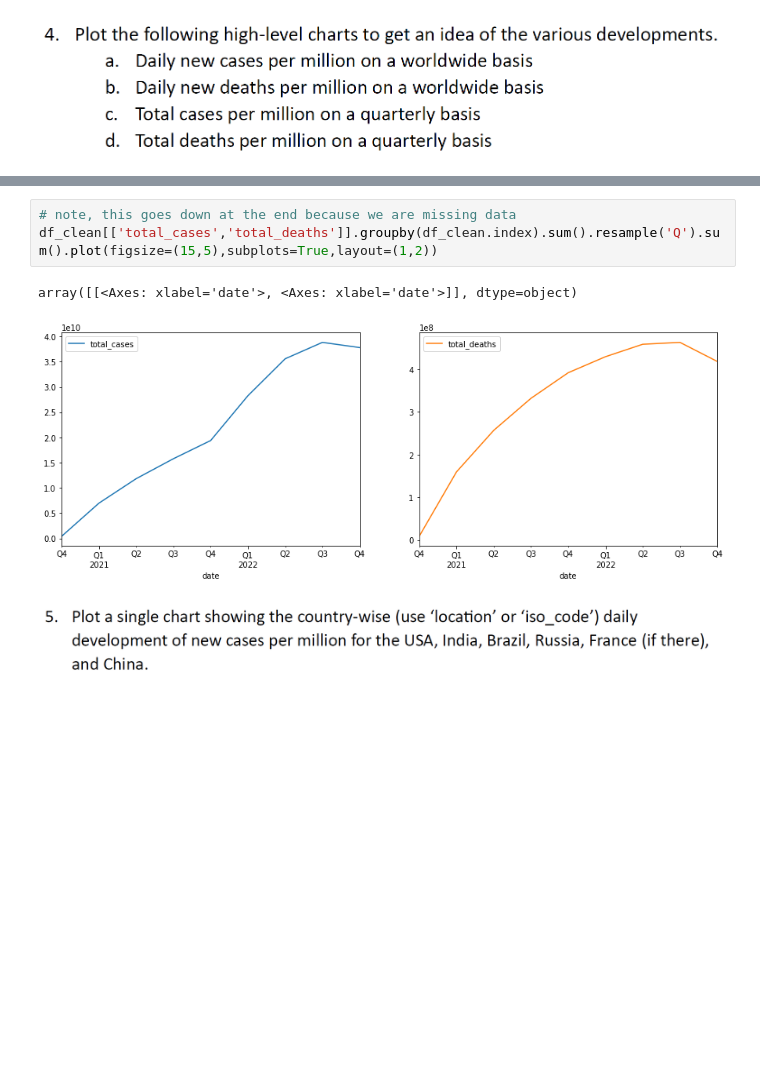
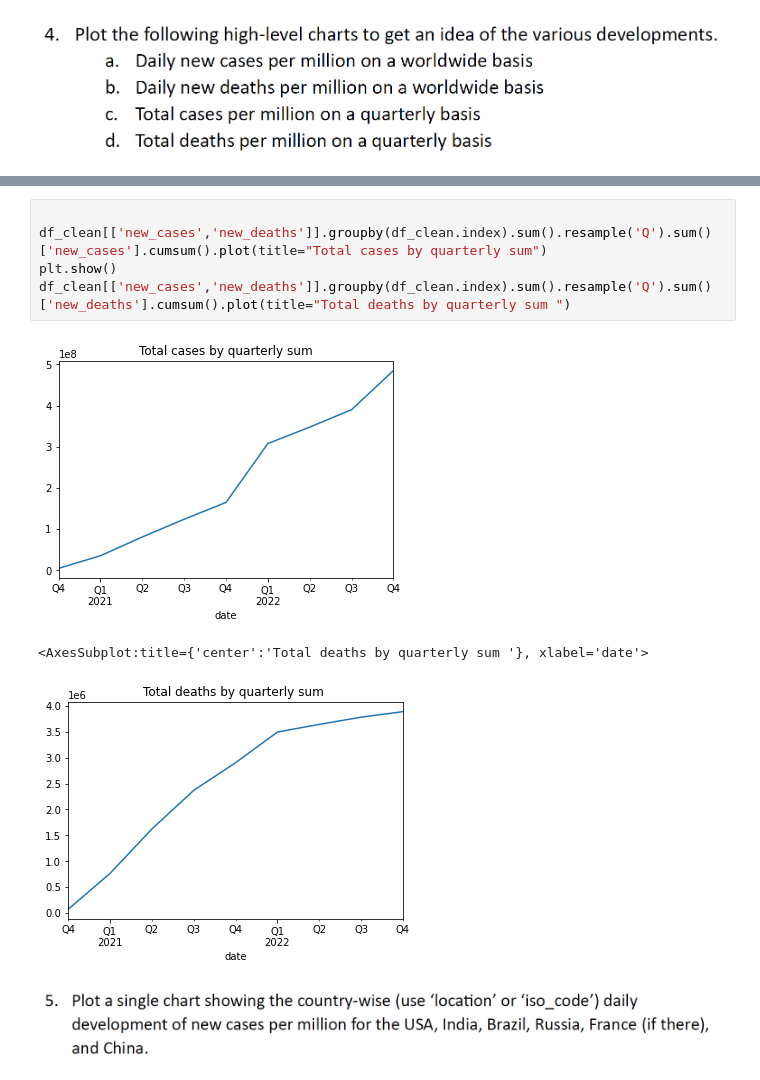
Before and after one commit to info8000sp23/semesterlabs-kjjohnsen, a Jupyter notebook: lab5/lab5.ipynb, the cells around one changed output, grey strips where cells are left out. Cells and saved outputs as stored; diff of their text form; blank space fills up the shorter version.

```diff
--- a/lab5/lab5.ipynb
+++ b/lab5/lab5.ipynb
@@ -81,10 +82,13 @@ array([[<Axes: xlabel='date'>, <Axes: xlabel='date'>]], dtype=object)
 [figure]
 # %%
-# note, this goes down at the end because we are missing data
-df_clean[['total_cases','total_deaths']].groupby(df_clean.index).sum().resample('Q').sum().plot(figsize=(15,5),subplots=True,layout=(1,2))
+
+df_clean[['new_cases','new_deaths']].groupby(df_clean.index).sum().resample('Q').sum()['new_cases'].cumsum().plot(title="Total cases by quarterly sum")
+plt.show()
+df_clean[['new_cases','new_deaths']].groupby(df_clean.index).sum().resample('Q').sum()['new_deaths'].cumsum().plot(title="Total deaths by quarterly sum ")
 # %% [output]
+[figure, new version]
-array([[<Axes: xlabel='date'>, <Axes: xlabel='date'>]], dtype=object)
+<AxesSubplot:title={'center':'Total deaths by quarterly sum '}, xlabel='date'>
-[figure, old version]
+[figure, added]
 # %% [markdown]
 ![image.png](attachment:ac8c0bdc-09f5-4ed0-aa24-dc9c6a62cb00.png)
 # %%
```
Also changed, not shown: parts of 3 cells of this notebook, 1 other file.
